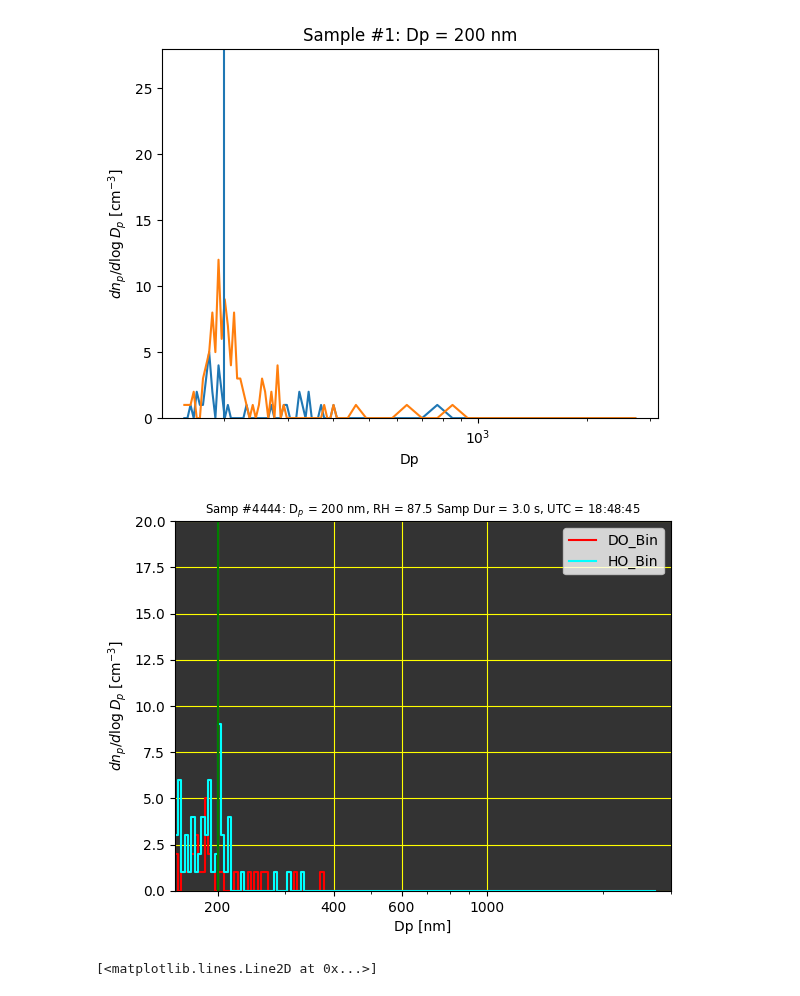
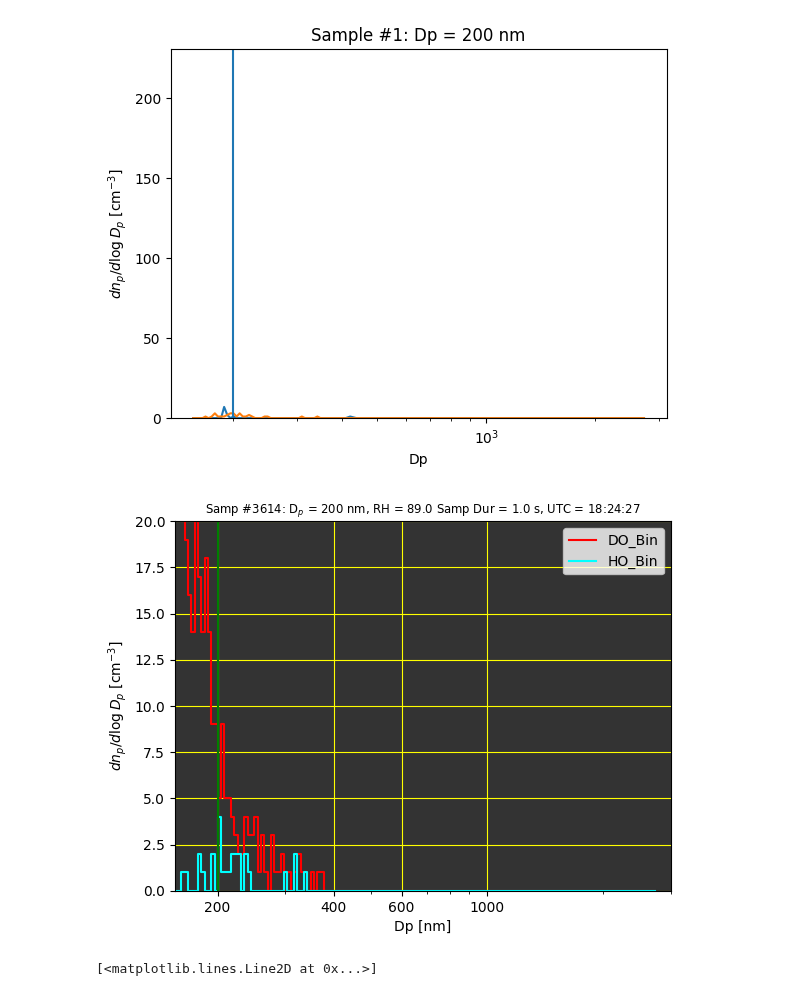
Before and after one commit to csoloff/dash, a Jupyter notebook: size_dist_checkup.ipynb, the cells around one changed output. Saved outputs shown, nothing was run; the diff lists cells and outputs as text; code cells hidden in the pictures.

```diff
--- a/size_dist_checkup.ipynb
+++ b/size_dist_checkup.ipynb
@@ -9,7 +9,7 @@ from tqdm import tqdm
 import matplotlib.animation as animation
 # %%
 #d = pd.read_csv('./processed_opc/DASH_SAMP_PARAM_RESAMP_240528.csv')
-d = pd.read_csv('./processed_opc/DASH_SAMP_PARAM_RESAMP_240611.csv')
+d = pd.read_csv('./processed_opc/DASH_SAMP_PARAM_RESAMP_240613.csv')
 # %%
 #d = d[d['UpSt_Dia']>350]
 #d = d.reset_index(drop=['index'])
@@ -34,7 +34,7 @@ for i in range(0,len(d)):
     ax.vlines(d.loc[i, 'UpSt_Dia'],0,d.loc[:, DO_Bin + HO_Bin].max().max())
     break
 # %% [output]
-[figure, old version]
+[figure, new version]
 # %%
 fig, ax = plt.subplots()
 m_r = 20
@@ -60,35 +60,35 @@ def init():
 def update(i):
     max_y = d.loc[i, DO_Bin + HO_Bin].max().max()#d.loc[:, DO_Bin + HO_Bin].max().max()
     ax.clear()
     ax.set_ylim([0,m_r])
     ax.set_xscale('log')
     ax.step(bins['Dp_nm'][:-1], d.loc[i, DO_Bin], label='DO_Bin', color='r')
     ax.step(bins['Dp_nm'][:-1], d.loc[i, HO_Bin], label='HO_Bin', color='cyan')
     ax.set_facecolor((0.2, 0.2, 0.2))
     ax.grid(c = 'yellow')
     ax.set_xscale('log')
     ax.set_title('Samp #' + str(d.loc[i, 'Samp_Num']) + ': D$_p$ = ' + str(round(d.loc[i, 'UpSt_Dia'])) + ' nm, RH = ' + str(round(d.loc[i, 'HM_RH_Av'],1))  + ' Samp Dur = '+ str(round(d.loc[i, 'Samp_Time_s'], 1)) + ' s, UTC = ' + str(d.loc[i, 'Start_Date_Time_UTC'])[11:19], fontsize='small')
     #ax.vlines(d.loc[i, 'UpSt_Dia'],0,max_y, color='r')
     ax.vlines(d.loc[i, 'UpSt_Dia'],0,m_r, color='green')
     ax.legend()
     # Custom ticks and labels
     ticks = [200,400,600,1000]
     labels = ['200','400','600','1000']
 
     # Set custom tick labels
     ax.set_xticks(ticks)
     ax.set_xticklabels(labels)
     ax.set_xlabel('Dp [nm]')
     ax.set_ylabel('$dn_p/d\log D_p$ [cm$^{-3}$]')
     return fig,
 
 ani = animation.FuncAnimation(fig, update, frames=len(d), init_func=init, blit=False)
 
 # Save the animation
 writer = animation.FFMpegWriter(fps=10, metadata=dict(artist='Me'), bitrate=1800)
-ani.save('./figures/dist-2024_06_11.mp4', writer=writer, dpi=100)
+ani.save('./figures/dist-2024_06_13.mp4', writer=writer, dpi=100)
 # %% [output]
-[figure, old version]
+[figure, new version]
 # %%
 plt.plot(bins['Dp_nm'][:-1], d.loc[:, DO_Bin].max())
 plt.plot(bins['Dp_nm'][:-1], d.loc[:, HO_Bin].max())
```
Also changed, not shown: 2 other files.
